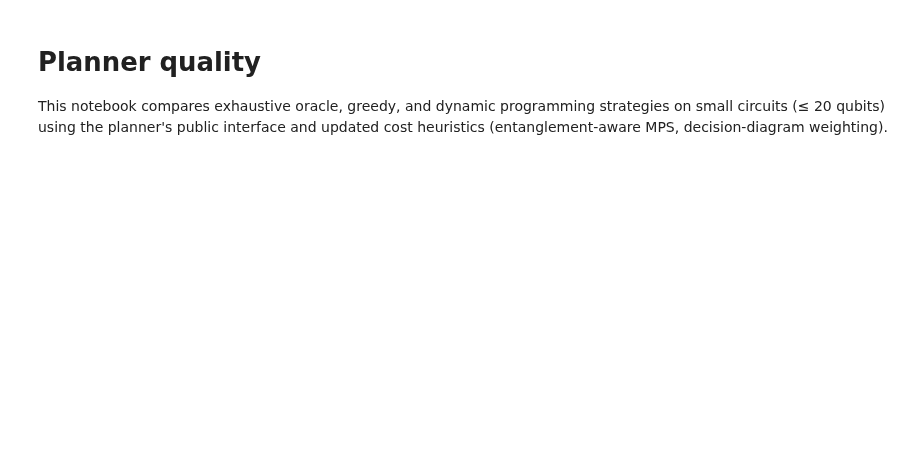
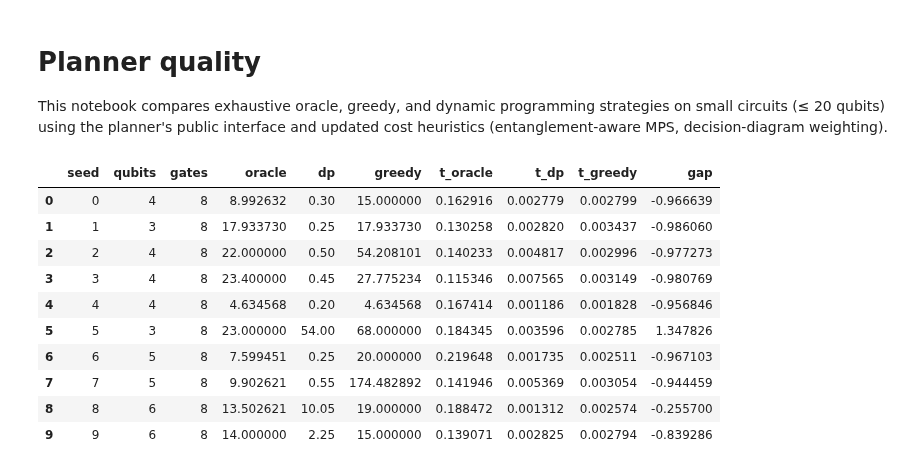
Before and after one commit to tmlittau/QuASAr, a Jupyter notebook: benchmarks/notebooks/04_planner_quality.ipynb, the cells around one changed output. Drawn from its saved outputs; the diff is of its cells as text; code cells hidden in the pictures; blank space fills up the shorter version.

Commit message:
Update planner quality notebook for cost API

```diff
--- a/benchmarks/notebooks/04_planner_quality.ipynb
+++ b/benchmarks/notebooks/04_planner_quality.ipynb
@@ -4,11 +4,11 @@
 This notebook compares exhaustive oracle, greedy, and dynamic programming strategies on small circuits (≤ 20 qubits) using the planner's public interface and updated cost heuristics (entanglement-aware MPS, decision-diagram weighting).
 # %%
 import time, random, importlib, subprocess, sys, numpy as np
-from quasar.cost import CostEstimator, Cost, Backend
+from quasar import CostEstimator, Cost, Backend
+from quasar.circuit import Circuit, Gate
 from quasar.planner import Planner, PlanStep
 from quasar.partitioner import CLIFFORD_GATES
 from quasar import config
-from quasar.circuit import Circuit
 from benchmarks import circuits as circuit_lib
 
 # ensure required libraries
@@ -35,7 +35,7 @@ def better(a, b):
 
 def simulation_cost(estimator, backend, num_qubits, num_1q_gates, num_2q_gates, num_meas):
     if backend == Backend.TABLEAU:
-        return estimator.tableau(num_qubits, num_1q_gates + num_2q_gates + num_meas)
+        return estimator.tableau(num_qubits, num_1q_gates + num_2q_gates + num_meas, num_meas=num_meas)
     if backend == Backend.MPS:
         chi = estimator.chi_max or 1
         return estimator.mps(num_qubits, num_1q_gates + num_meas, num_2q_gates, chi, svd=True)
@@ -52,13 +52,9 @@ def supported_backends(gates, *, circuit=None, allow_tableau=True, estimator=Non
     if allow_tableau and clifford:
         return [Backend.TABLEAU]
 
-    sym = getattr(circuit, "symmetry", 0.0)
     sparse = getattr(circuit, "sparsity", 0.0)
-    score = (
-        config.DEFAULT.dd_symmetry_weight * sym
-        + config.DEFAULT.dd_sparsity_weight * sparse
-    )
-    dd_metric = score >= config.DEFAULT.dd_metric_threshold
+    metric = config.DEFAULT.dd_sparsity_weight * sparse
+    dd_metric = metric >= config.DEFAULT.dd_metric_threshold
 
     mps_metric = False
     if estimator is not None and all(len(g.qubits) <= 2 for g in gates):
@@ -128,7 +124,7 @@ def exhaustive_plan(gates, planner):
             num_2q = num_gates - num_1q - num_meas
             for backend in backends:
                 sim_cost = simulation_cost(est, backend, num_qubits, num_1q, num_2q, num_meas)
-                conv_cost = Cost(0.0, 0.0)
+                conv_cost = Cost(time=0.0, memory=0.0)
                 if prev_backend is not None and prev_backend != backend and boundaries[i]:
                     bsize = len(boundaries[i])
                     conv_est = est.conversion(
@@ -142,7 +138,7 @@ def exhaustive_plan(gates, planner):
                 total = add_cost(add_cost(cost, conv_cost), sim_cost)
                 recurse(j, backend, total)
 
-    recurse(0, None, Cost(0.0, 0.0))
+    recurse(0, None, Cost(time=0.0, memory=0.0))
     return best_cost
 
 
@@ -150,7 +146,7 @@ def greedy_plan(gates, planner):
     est = planner.estimator
     n = len(gates)
     boundaries = build_boundaries(gates)
-    total = Cost(0.0, 0.0)
+    total = Cost(time=0.0, memory=0.0)
     i = 0
     prev_backend = None
     while i < n:
@@ -172,7 +168,7 @@ def greedy_plan(gates, planner):
             num_2q = num_gates - num_1q - num_meas
             for backend in backends:
                 sim_cost = simulation_cost(est, backend, num_qubits, num_1q, num_2q, num_meas)
-                conv_cost = Cost(0.0, 0.0)
+                conv_cost = Cost(time=0.0, memory=0.0)
                 if prev_backend is not None and prev_backend != backend and boundaries[i]:
                     bsize = len(boundaries[i])
                     conv_est = est.conversion(
@@ -195,33 +191,48 @@ def greedy_plan(gates, planner):
 # %%
 est=CostEstimator()
 planner=Planner(estimator=est, top_k=2, quick_max_qubits=None, quick_max_gates=None, quick_max_depth=None)
 
 results=[]
 for seed in range(10):
     num_qubits = random.randint(2,20)
     circuit = circuit_lib.random_circuit(num_qubits, seed=seed)
-    gates=circuit.gates[:8]
+    raw_gates=circuit.gates[:8]
+    qubits=sorted({q for g in raw_gates for q in g.qubits})
+    mapping={q:i for i,q in enumerate(qubits)}
+    gates=[Gate(g.gate,[mapping[q] for q in g.qubits], g.params) for g in raw_gates]
     c=Circuit(gates)
     est.chi_max = est.chi_for_fidelity(c.num_qubits, gates, fidelity=0.99)
     start=time.perf_counter(); oracle=exhaustive_plan(gates, planner); t_oracle=time.perf_counter()-start
     start=time.perf_counter(); planres=planner.plan(c, use_cache=False); t_dp=time.perf_counter()-start
-    dp_cost=planres.table[-1][planres.final_backend].cost if planres.table else Cost(0.0,0.0)
+    dp_cost=planres.table[-1][planres.final_backend].cost if planres.table else Cost(time=0.0, memory=0.0)
     start=time.perf_counter(); greedy=greedy_plan(gates, planner); t_greedy=time.perf_counter()-start
     results.append({
         "seed":seed,
         "qubits":c.num_qubits,
         "gates":len(gates),
         "oracle":oracle.time,
         "dp":dp_cost.time,
         "greedy":greedy.time,
         "t_oracle":t_oracle,
         "t_dp":t_dp,
         "t_greedy":t_greedy,
         "gap":dp_cost.time/oracle.time - 1,
     })
 
 df=pd.DataFrame(results)
 df
+# %% [output]
+|  | seed | qubits | gates | oracle | dp | greedy | t_oracle | t_dp | t_greedy | gap |
+| 0 | 0 | 4 | 8 | 8.992632 | 0.30 | 15.000000 | 0.162916 | 0.002779 | 0.002799 | -0.966639 |
+| 1 | 1 | 3 | 8 | 17.933730 | 0.25 | 17.933730 | 0.130258 | 0.002820 | 0.003437 | -0.986060 |
+| 2 | 2 | 4 | 8 | 22.000000 | 0.50 | 54.208101 | 0.140233 | 0.004817 | 0.002996 | -0.977273 |
+| 3 | 3 | 4 | 8 | 23.400000 | 0.45 | 27.775234 | 0.115346 | 0.007565 | 0.003149 | -0.980769 |
+| 4 | 4 | 4 | 8 | 4.634568 | 0.20 | 4.634568 | 0.167414 | 0.001186 | 0.001828 | -0.956846 |
+| 5 | 5 | 3 | 8 | 23.000000 | 54.00 | 68.000000 | 0.184345 | 0.003596 | 0.002785 | 1.347826 |
+| 6 | 6 | 5 | 8 | 7.599451 | 0.25 | 20.000000 | 0.219648 | 0.001735 | 0.002511 | -0.967103 |
+| 7 | 7 | 5 | 8 | 9.902621 | 0.55 | 174.482892 | 0.141946 | 0.005369 | 0.003054 | -0.944459 |
+| 8 | 8 | 6 | 8 | 13.502621 | 10.05 | 19.000000 | 0.188472 | 0.001312 | 0.002574 | -0.255700 |
+| 9 | 9 | 6 | 8 | 14.000000 | 2.25 | 15.000000 | 0.139071 | 0.002825 | 0.002794 | -0.839286 |
 # %%
 sorted_gaps=np.sort(df["gap"])
 ys=np.arange(1,len(sorted_gaps)+1)/len(sorted_gaps)
```
Also changed, not shown: parts of 4 cells of this notebook.
